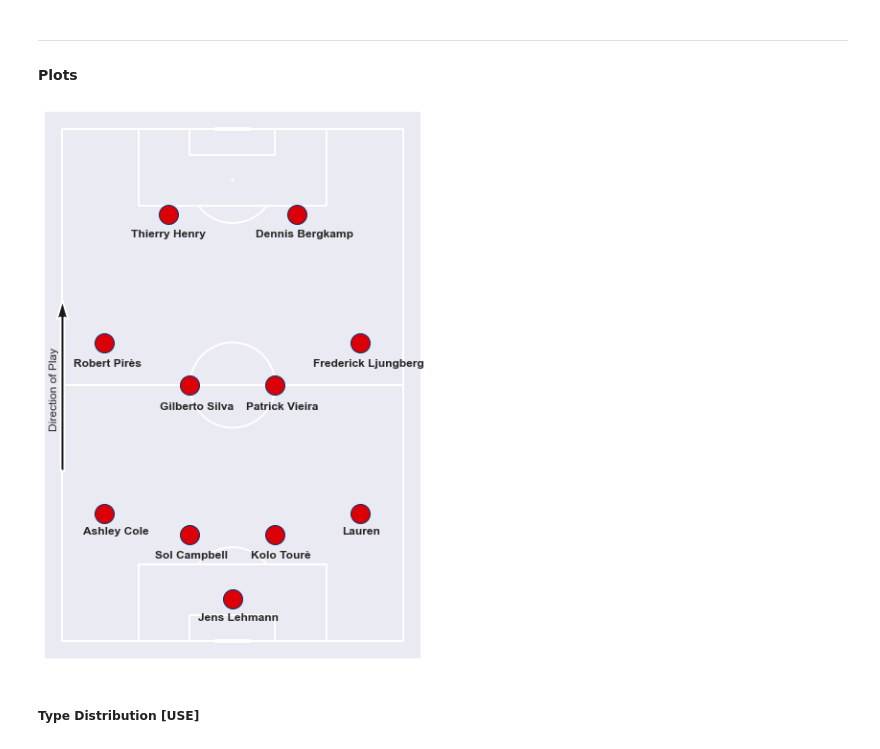
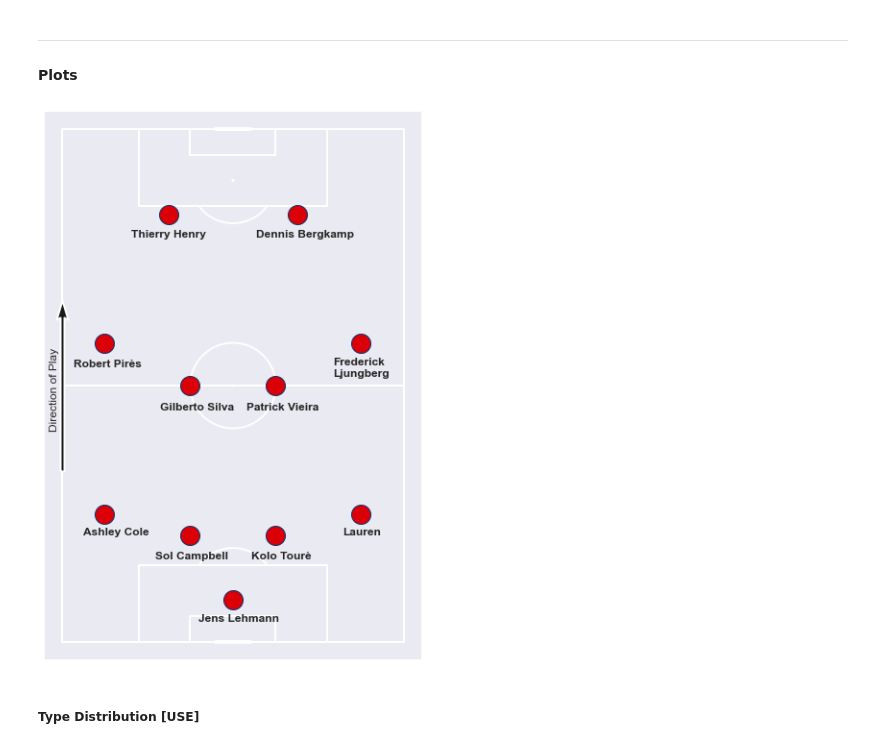
Before and after one commit to lucas-nelson-uiuc/stat430_unsupervised_project, a Jupyter notebook: soccer_project.ipynb, the cells around one changed output. Saved outputs shown, nothing was run; the diff lists cells and outputs as text; code cells hidden in the pictures.

```diff
--- a/soccer_project.ipynb
+++ b/soccer_project.ipynb
@@ -690,7 +695,3 @@ for component in range(total_components):
 X = pd.DataFrame(nmf_component_dict)
 mod_X = pd.melt(X, value_vars=X.columns, var_name='component')
 mod_X['player'] = [player for player in player_dict.keys()] * total_components
-# %%
-sns.set(rc={'figure.figsize':(9,6)})
-sns.boxplot(x='component', y='value', color='#063672', data=mod_X)
-sns.stripplot(x='component', y='value', color='#db0007', size=15, data=mod_X[mod_X['player'] == 'Jens Lehmann'])
@@ -817,35 +834,35 @@ lineup_df = pd.DataFrame(
     # GK, LB, CB, CB, RB, LW, CM, CM, RW, ST, ST
     {
         'x' : [10,30,25,25,30,70,60,60,70,100,100],
         'y' : [40,10,30,50,70,10,30,50,70,25,55]
     }
 )
 sc = pitch.scatter(lineup_df.x, lineup_df.y,
                 # size varies between 100 and 1000 (points squared)
                 s=400,
                 c='#DB0007',  # color for scatter in hex format
                 edgecolors='#063672',  # give the markers a charcoal border
                 # for other markers types see: https://matplotlib.org/api/markers_api.html
                 marker='o',
                 ax=ax)
 
 ax.annotate(text='Thierry Henry', xy=(90,440), xytext=(90,440), xycoords='axes points', weight='bold')
 ax.annotate(text='Dennis Bergkamp', xy=(220,440), xytext=(220,440), xycoords='axes points', weight='bold')
 ax.annotate(text='Robert Pirès', xy=(30,305), xytext=(30,305), xycoords='axes points', weight='bold')
 ax.annotate(text='Gilberto Silva', xy=(120,260), xytext=(120,260), xycoords='axes points', weight='bold')
 ax.annotate(text='Patrick Vieira', xy=(210,260), xytext=(210,260), xycoords='axes points', weight='bold')
-ax.annotate(text='Frederick Ljungberg', xy=(280,305), xytext=(280,305), xycoords='axes points', weight='bold')
+ax.annotate(text='Frederick\nLjungberg', xy=(300,295), xytext=(300,295), xycoords='axes points', weight='bold')
 ax.annotate(text='Ashley Cole', xy=(40,130), xytext=(40,130), xycoords='axes points', weight='bold')
 ax.annotate(text='Sol Campbell', xy=(115,105), xytext=(115,105), xycoords='axes points', weight='bold')
 ax.annotate(text='Kolo Tourè', xy=(215,105), xytext=(215,105), xycoords='axes points', weight='bold')
 ax.annotate(text='Lauren', xy=(310,130), xytext=(310,130), xycoords='axes points', weight='bold')
 ax.annotate(text='Jens Lehmann', xy=(160,40), xytext=(160,40), xycoords='axes points', weight='bold')
 
 ax.annotate(text='Direction of Play', xy=(5,240), xytext=(5,240), xycoords='axes points', ha='left', rotation=90)
 pitch.arrows(40, 0, 80, 0, linewidth=2, ax=ax)
 plt.show()
 # %% [output]
-[figure, old version]
+[figure, new version]
 # %% [markdown]
 ##### Type Distribution [USE]
 # %%
```
Also changed, not shown: parts of 23 cells of this notebook.
